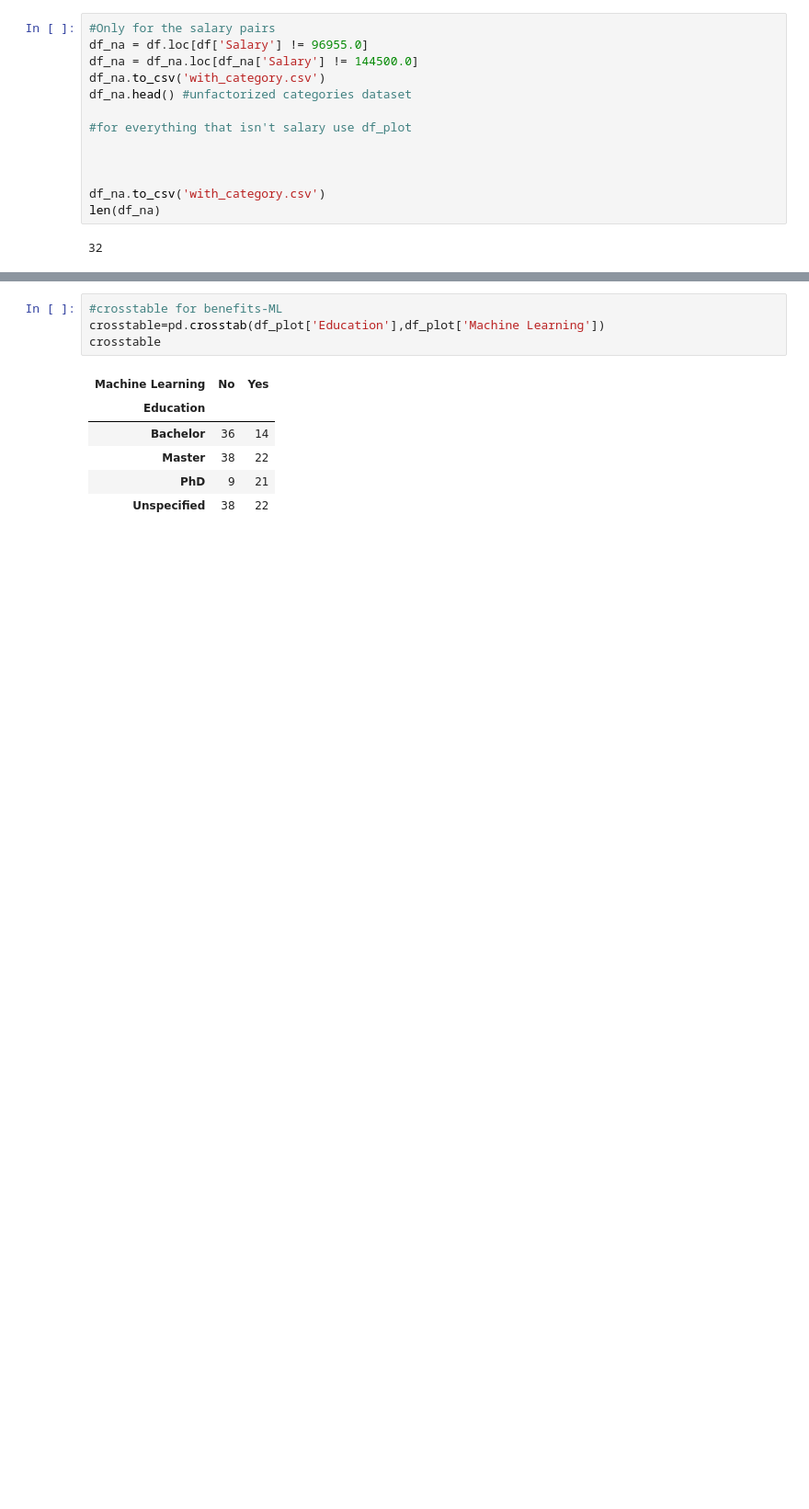
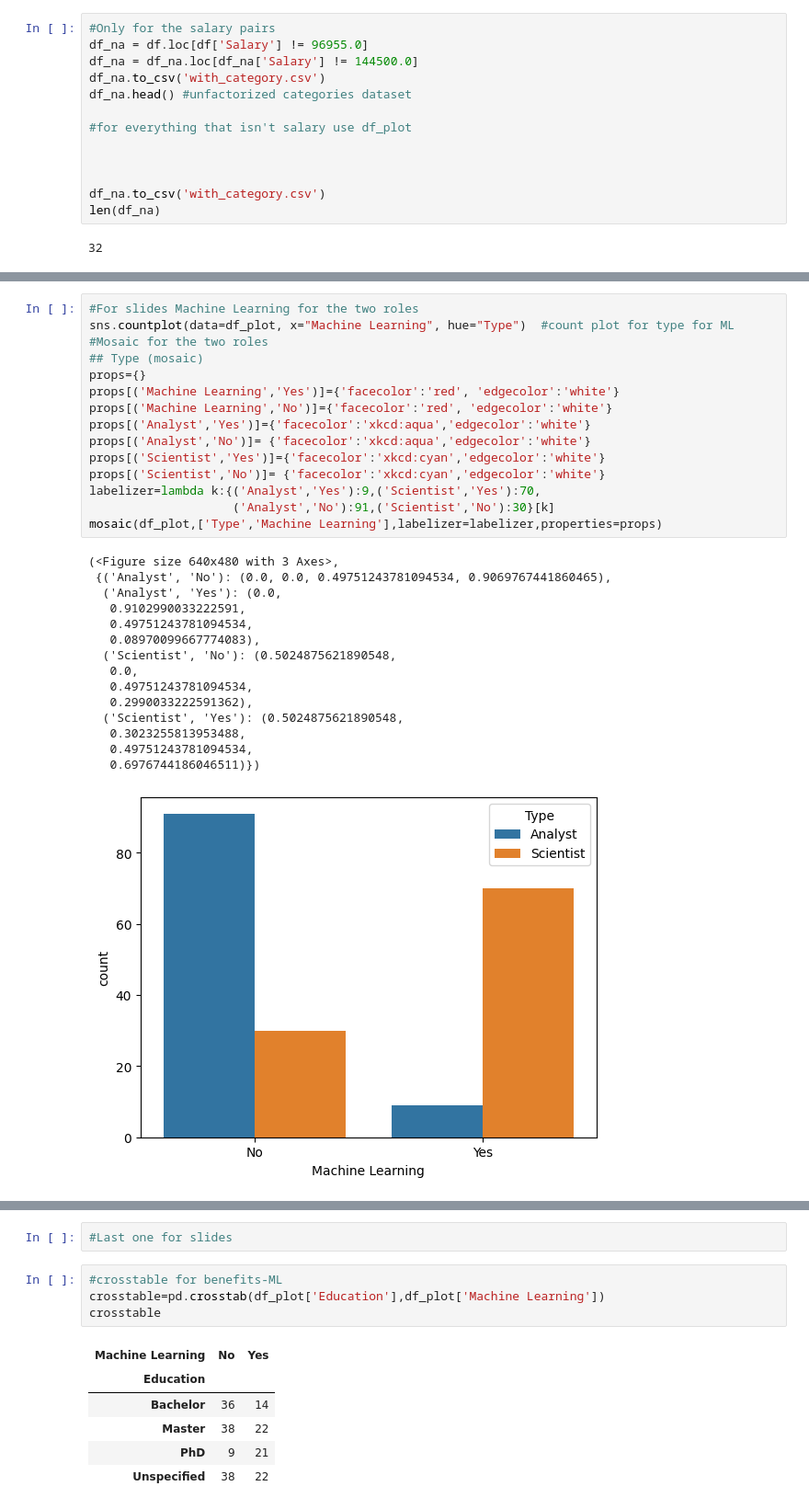
Before and after one commit to clwchanx/STA-141B, a Jupyter notebook: ggpairs.ipynb, the cells around one changed output, grey strips where cells are left out. Shown: that part at 92% size. Saved outputs shown, nothing was run; the diff lists cells and outputs as text; blank space fills up the shorter version.

```diff
--- a/ggpairs.ipynb
+++ b/ggpairs.ipynb
@@ -293,0 +300,31 @@ Text(0.5, 0.98, 'Better Seaborn Pairs')
+# %%
+#For slides Machine Learning for the two roles
+sns.countplot(data=df_plot, x="Machine Learning", hue="Type")  #count plot for type for ML
+#Mosaic for the two roles
+## Type (mosaic)
+props={}
+props[('Machine Learning','Yes')]={'facecolor':'red', 'edgecolor':'white'}
+props[('Machine Learning','No')]={'facecolor':'red', 'edgecolor':'white'}
+props[('Analyst','Yes')]={'facecolor':'xkcd:aqua','edgecolor':'white'}
+props[('Analyst','No')]= {'facecolor':'xkcd:aqua','edgecolor':'white'}
+props[('Scientist','Yes')]={'facecolor':'xkcd:cyan','edgecolor':'white'}
+props[('Scientist','No')]= {'facecolor':'xkcd:cyan','edgecolor':'white'}
+labelizer=lambda k:{('Analyst','Yes'):9,('Scientist','Yes'):70,
+                    ('Analyst','No'):91,('Scientist','No'):30}[k]
+mosaic(df_plot,['Type','Machine Learning'],labelizer=labelizer,properties=props)
+# %% [output]
+(<Figure size 640x480 with 3 Axes>,
+ {('Analyst', 'No'): (0.0, 0.0, 0.49751243781094534, 0.9069767441860465),
+  ('Analyst', 'Yes'): (0.0,
+   0.9102990033222591,
+   0.49751243781094534,
+   0.08970099667774083),
+  ('Scientist', 'No'): (0.5024875621890548,
+   0.0,
+   0.49751243781094534,
+   0.2990033222591362),
+  ('Scientist', 'Yes'): (0.5024875621890548,
+   0.3023255813953488,
+   0.49751243781094534,
+   0.6976744186046511)})
+[figure, added]
@@ -294,3 +332,5 @@ Text(0.5, 0.98, 'Better Seaborn Pairs')
+# %%
+#Last one for slides
 # %%
 #crosstable for benefits-ML
 crosstable=pd.crosstab(df_plot['Education'],df_plot['Machine Learning'])
```
Also changed, not shown: parts of 3 cells of this notebook.
